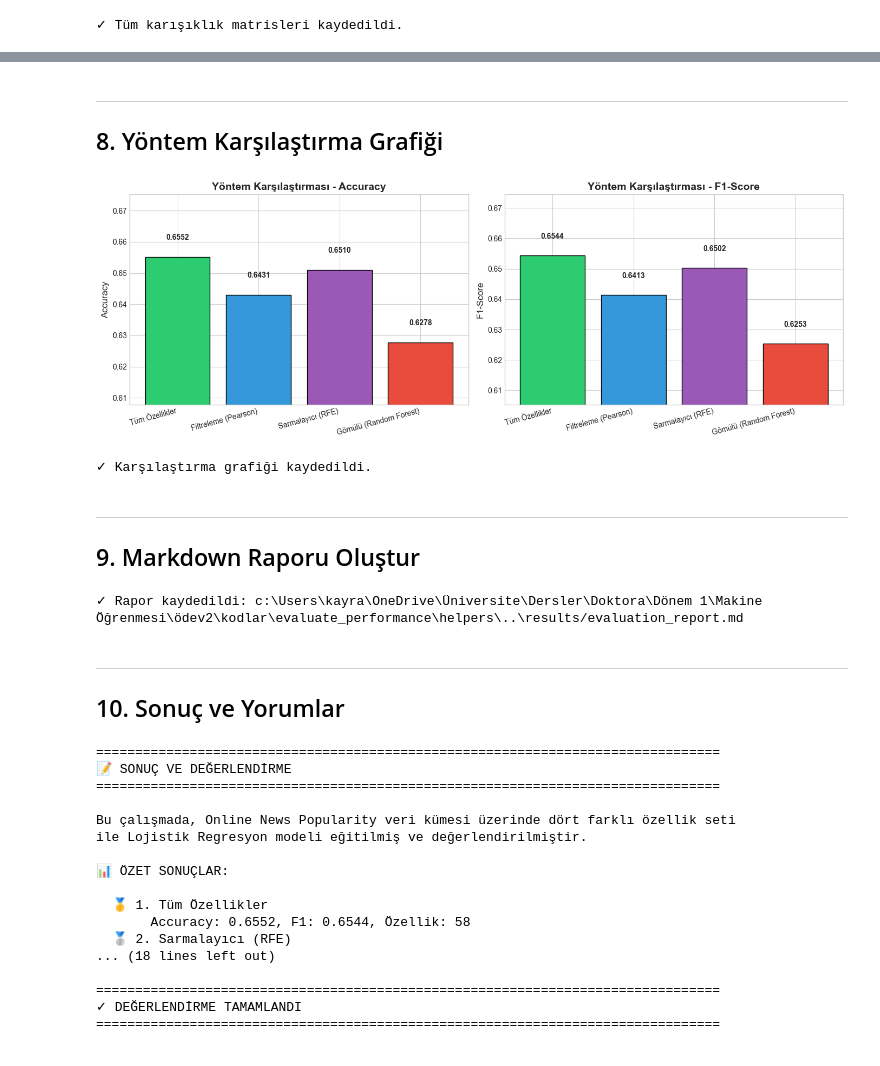
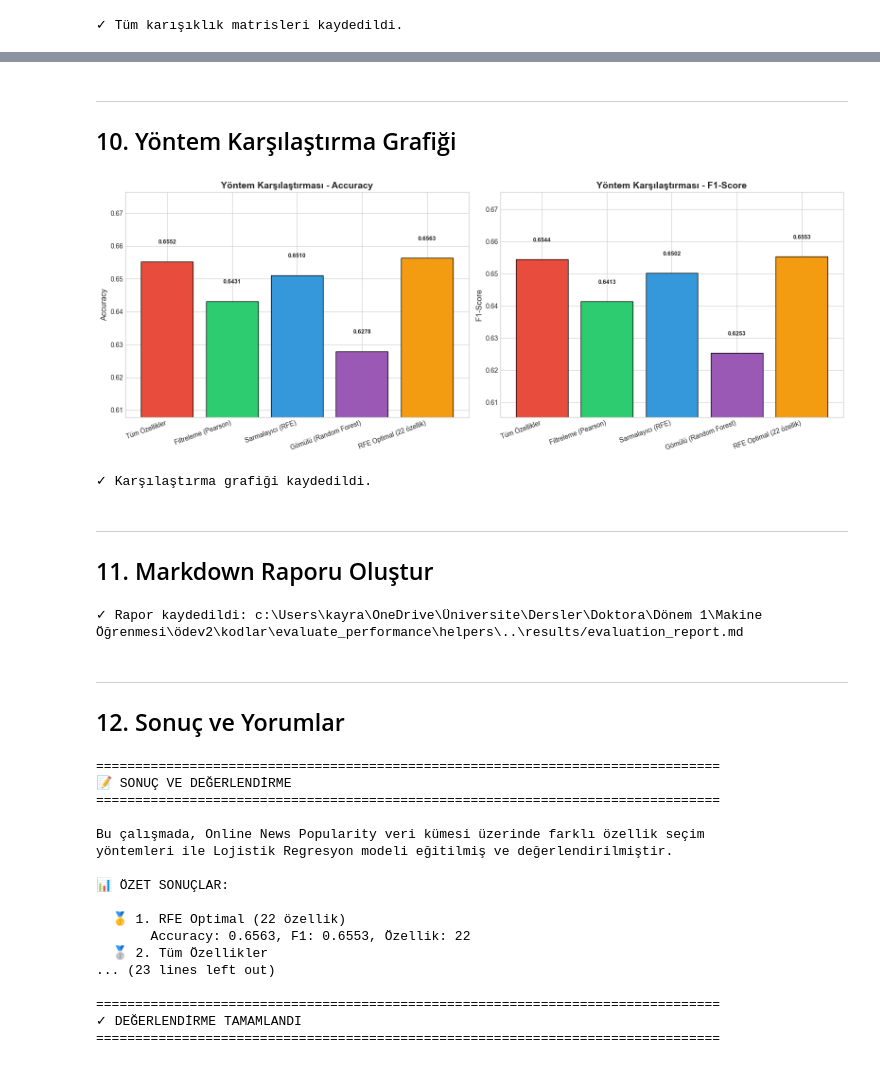
Before and after one commit to kaayra2000/logistic_regression_feature_selection, a Jupyter notebook: evaluate_performance/logistic_regression_evaluation.ipynb, the cells around one changed output, grey strips where cells are left out. Saved outputs shown, nothing was run; the diff lists cells and outputs as text; code cells hidden in the pictures.

Commit message:
feat: Add logistic regression evaluation notebook, generate performance results, and update report files.

```diff
--- a/evaluate_performance/logistic_regression_evaluation.ipynb
+++ b/evaluate_performance/logistic_regression_evaluation.ipynb
@@ -482,0 +665,16 @@ print(f"\n✓ Tüm karışıklık matrisleri kaydedildi.")
+# %%
+# Optimal sonucu results'a ekle
+results['optimal_rfe'] = {
+    'name': f'RFE Optimal ({optimal_n_features} özellik)',
+    'feature_count': optimal_n_features,
+    'accuracy': optimal_metrics['accuracy'],
+    'f1_score': optimal_metrics['f1_score'],
+    'precision': optimal_metrics['precision'],
+    'recall': optimal_metrics['recall'],
+    'training_time': 0.0,  # Placeholder
+    'C': 1.0,
+    'y_pred': y_pred_optimal,
+    'y_test': y_test_full
+}
+
+print("✓ Optimal RFE sonucu tabloya eklendi.")
@@ -483,48 +781,48 @@ print(f"\n✓ Tüm karışıklık matrisleri kaydedildi.")
 # %% [markdown]
 ---
-## 8. Yöntem Karşılaştırma Grafiği
+## 10. Yöntem Karşılaştırma Grafiği
 # %%
-# Accuracy karşılaştırma grafiği
+# Accuracy karşılaştırma grafiği (TÜM YÖNTEMLER - optimal dahil)
 methods = [r['name'] for r in results.values()]
 accuracies = [r['accuracy'] for r in results.values()]
 f1_scores = [r['f1_score'] for r in results.values()]
 
-fig, axes = plt.subplots(1, 2, figsize=(14, 5))
+fig, axes = plt.subplots(1, 2, figsize=(16, 6))
 
 # Accuracy grafiği
-colors = ['#2ecc71', '#3498db', '#9b59b6', '#e74c3c']
-bars1 = axes[0].bar(methods, accuracies, color=colors, edgecolor='black')
+colors = ['#e74c3c', '#2ecc71', '#3498db', '#9b59b6', '#f39c12']
+bars1 = axes[0].bar(range(len(methods)), accuracies, color=colors[:len(methods)], edgecolor='black')
 axes[0].set_ylabel('Accuracy', fontsize=12)
 axes[0].set_title('Yöntem Karşılaştırması - Accuracy', fontsize=14, fontweight='bold')
+axes[0].set_xticks(range(len(methods)))
+axes[0].set_xticklabels(methods, rotation=20, ha='right')
 axes[0].set_ylim([min(accuracies) - 0.02, max(accuracies) + 0.02])
 
 for bar, val in zip(bars1, accuracies):
     axes[0].text(bar.get_x() + bar.get_width()/2, bar.get_height() + 0.005,
-                 f'{val:.4f}', ha='center', va='bottom', fontsize=10, fontweight='bold')
+                 f'{val:.4f}', ha='center', va='bottom', fontsize=9, fontweight='bold')
 
 # F1-Score grafiği
-bars2 = axes[1].bar(methods, f1_scores, color=colors, edgecolor='black')
+bars2 = axes[1].bar(range(len(methods)), f1_scores, color=colors[:len(methods)], edgecolor='black')
 axes[1].set_ylabel('F1-Score', fontsize=12)
 axes[1].set_title('Yöntem Karşılaştırması - F1-Score', fontsize=14, fontweight='bold')
+axes[1].set_xticks(range(len(methods)))
+axes[1].set_xticklabels(methods, rotation=20, ha='right')
 axes[1].set_ylim([min(f1_scores) - 0.02, max(f1_scores) + 0.02])
 
 for bar, val in zip(bars2, f1_scores):
     axes[1].text(bar.get_x() + bar.get_width()/2, bar.get_height() + 0.005,
-                 f'{val:.4f}', ha='center', va='bottom', fontsize=10, fontweight='bold')
-
-for ax in axes:
-    plt.sca(ax)
-    plt.xticks(rotation=15, ha='right')
+                 f'{val:.4f}', ha='center', va='bottom', fontsize=9, fontweight='bold')
 
 plt.tight_layout()
-plt.savefig(f"{get_results_dir()}/method_comparison.png", dpi=150, bbox_inches='tight')
+plt.savefig(f"{get_results_dir()}/method_comparison_with_optimal.png", dpi=150, bbox_inches='tight')
 plt.show()
 
 print(f"\n✓ Karşılaştırma grafiği kaydedildi.")
 # %% [output]
-[figure, old version]
+[figure, new version]
 ✓ Karşılaştırma grafiği kaydedildi.
 # %% [markdown]
 ---
-## 9. Markdown Raporu Oluştur
+## 11. Markdown Raporu Oluştur
 # %%
@@ -550,15 +848,15 @@ print(f"✓ Rapor kaydedildi: {report_path}")
 ✓ Rapor kaydedildi: c:\Users\kayra\OneDrive\Üniversite\Dersler\Doktora\Dönem 1\Makine Öğrenmesi\ödev2\kodlar\evaluate_performance\helpers\..\results/evaluation_report.md
 # %% [markdown]
 ---
-## 10. Sonuç ve Yorumlar
+## 12. Sonuç ve Yorumlar
 # %%
 print("=" * 80)
 print("📝 SONUÇ VE DEĞERLENDİRME")
 print("=" * 80)
 
 print(f"""
-Bu çalışmada, Online News Popularity veri kümesi üzerinde dört farklı özellik seti
-ile Lojistik Regresyon modeli eğitilmiş ve değerlendirilmiştir.
+Bu çalışmada, Online News Popularity veri kümesi üzerinde farklı özellik seçim
+yöntemleri ile Lojistik Regresyon modeli eğitilmiş ve değerlendirilmiştir.
 
 📊 ÖZET SONUÇLAR:
 """)
@@ -574,15 +872,18 @@ for rank, (key, result) in enumerate(sorted_results, 1):
 print(f"""
 📌 ÖNEMLİ BULGULAR:
 
-1. En yüksek başarı {best_result['name']} yöntemi ile elde edilmiştir.
-   Accuracy: {best_result['accuracy']:.4f}, F1-Score: {best_result['f1_score']:.4f}
+1. En yüksek başarı {sorted_results[0][1]['name']} ile elde edilmiştir.
+   Accuracy: {sorted_results[0][1]['accuracy']:.4f}, F1-Score: {sorted_results[0][1]['f1_score']:.4f}
 
-2. Özellik seçimi, model performansını etkilemektedir.
-   Daha az özellik ile benzer veya daha iyi sonuçlar elde edilebilir.
+2. Özellik seçim yöntemleri arasında (Tüm Özellikler hariç) en başarılı:
+   {best_result['name']} - Accuracy: {best_result['accuracy']:.4f}
 
-3. 5-fold cross validation ile model stabilitesi test edilmiştir.
+3. RFE yöntemi ile optimal özellik sayısı: {optimal_n_features}
+   Bu sayıda özellik ile Test Accuracy: {optimal_test_accuracy:.4f}
 
-4. Aşırı öğrenme durumunda regularization parametresi (C) ayarlanmıştır.
+4. 5-fold cross validation ile model stabilitesi test edilmiştir.
+
+5. Aşırı öğrenme durumunda regularization parametresi (C) ayarlanmıştır.
 """)
 
 print("\n" + "=" * 80)
@@ -593,15 +894,15 @@ print("=" * 80)
 📝 SONUÇ VE DEĞERLENDİRME
 ================================================================================
 
-Bu çalışmada, Online News Popularity veri kümesi üzerinde dört farklı özellik seti
-ile Lojistik Regresyon modeli eğitilmiş ve değerlendirilmiştir.
+Bu çalışmada, Online News Popularity veri kümesi üzerinde farklı özellik seçim
+yöntemleri ile Lojistik Regresyon modeli eğitilmiş ve değerlendirilmiştir.
 
 📊 ÖZET SONUÇLAR:
 
-  🥇 1. Tüm Özellikler
-       Accuracy: 0.6552, F1: 0.6544, Özellik: 58
-  🥈 2. Sarmalayıcı (RFE)
-... (18 lines left out)
+  🥇 1. RFE Optimal (22 özellik)
+       Accuracy: 0.6563, F1: 0.6553, Özellik: 22
+  🥈 2. Tüm Özellikler
+... (23 lines left out)
 
 ================================================================================
 ✓ DEĞERLENDİRME TAMAMLANDI
```
Also changed, not shown: parts of 24 cells of this notebook, 10 other files.
